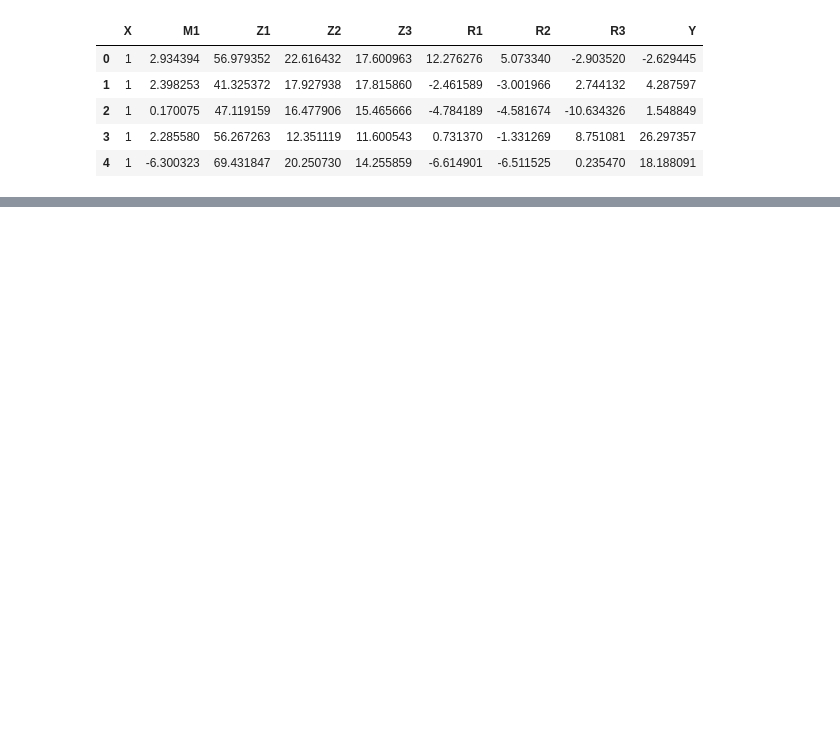
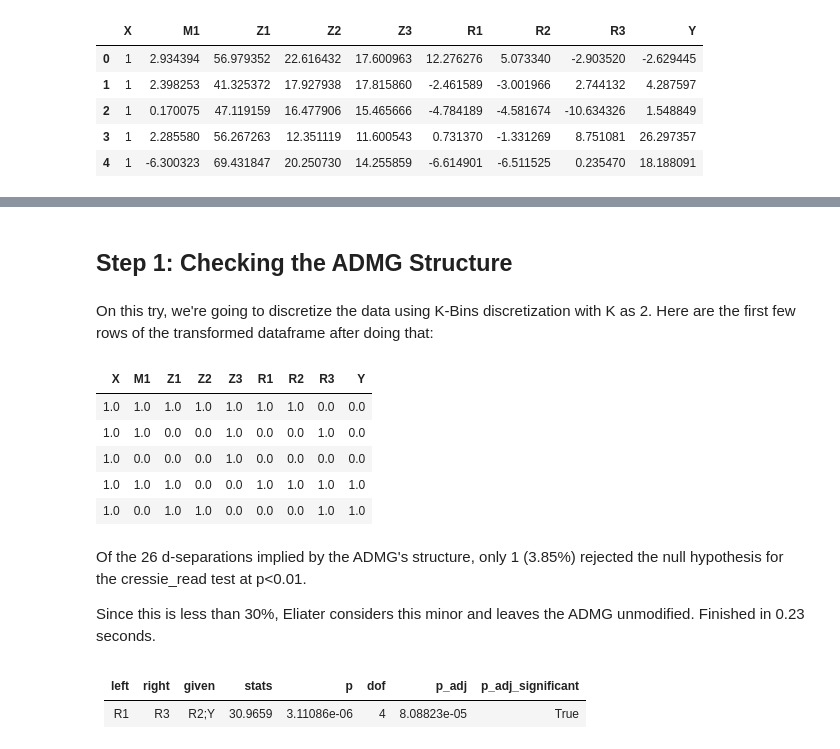
Before and after one commit to y0-causal-inference/eliater, a Jupyter notebook: notebooks/motivating_example.ipynb, the cells around one changed output, grey strips where cells are left out. Cells and saved outputs as stored; diff of their text form; code cells hidden in the pictures; blank space fills up the shorter version.

```diff
--- a/notebooks/motivating_example.ipynb
+++ b/notebooks/motivating_example.ipynb
@@ -290,0 +60,17 @@ plt.show()
+# %%
+eliater.step_1_notebook(graph=graph, data=data, binarize=True)
+# %% [output]
+## Step 1: Checking the ADMG Structure
+On this try, we're going to discretize the data using K-Bins discretization with K as 2. Here are the first few rows of the transformed dataframe after doing that:
+| X | M1 | Z1 | Z2 | Z3 | R1 | R2 | R3 | Y |
+| 1.0 | 1.0 | 1.0 | 1.0 | 1.0 | 1.0 | 1.0 | 0.0 | 0.0 |
+| 1.0 | 1.0 | 0.0 | 0.0 | 1.0 | 0.0 | 0.0 | 1.0 | 0.0 |
+| 1.0 | 0.0 | 0.0 | 0.0 | 1.0 | 0.0 | 0.0 | 0.0 | 0.0 |
+| 1.0 | 1.0 | 1.0 | 0.0 | 0.0 | 1.0 | 1.0 | 1.0 | 1.0 |
+| 1.0 | 0.0 | 1.0 | 1.0 | 0.0 | 0.0 | 0.0 | 1.0 | 1.0 |
+Of the 26 d-separations implied by the ADMG's structure, only 1 (3.85%) rejected the null hypothesis for the cressie_read test at p<0.01.
+
+Since this is less than 30%, Eliater considers this minor and leaves the ADMG unmodified. Finished in 0.23 seconds.
+| left   | right   | given   |   stats |           p |   dof |       p_adj | p_adj_significant   |
+|:-------|:--------|:--------|--------:|------------:|------:|------------:|:--------------------|
+| R1     | R3      | R2;Y    | 30.9659 | 3.11086e-06 |     4 | 8.08823e-05 | True                |
```
Also changed, not shown: parts of 55 cells of this notebook, 12 other files.
